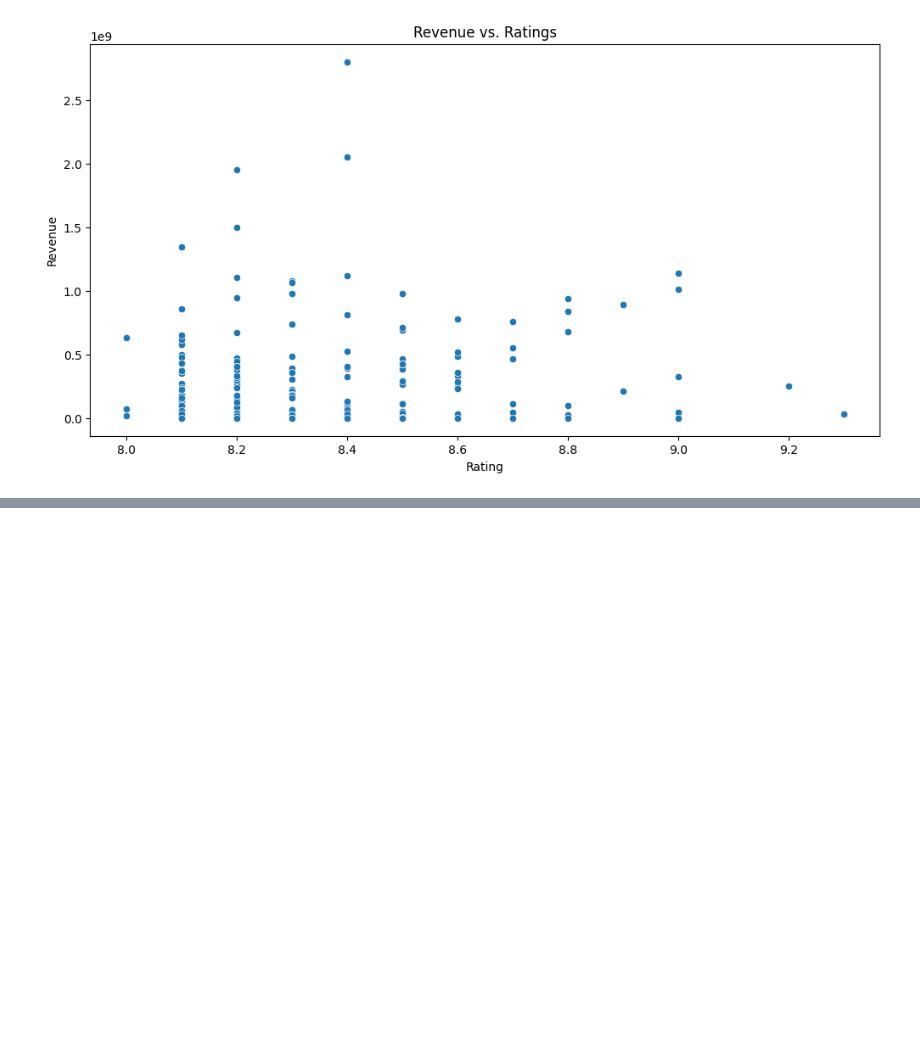
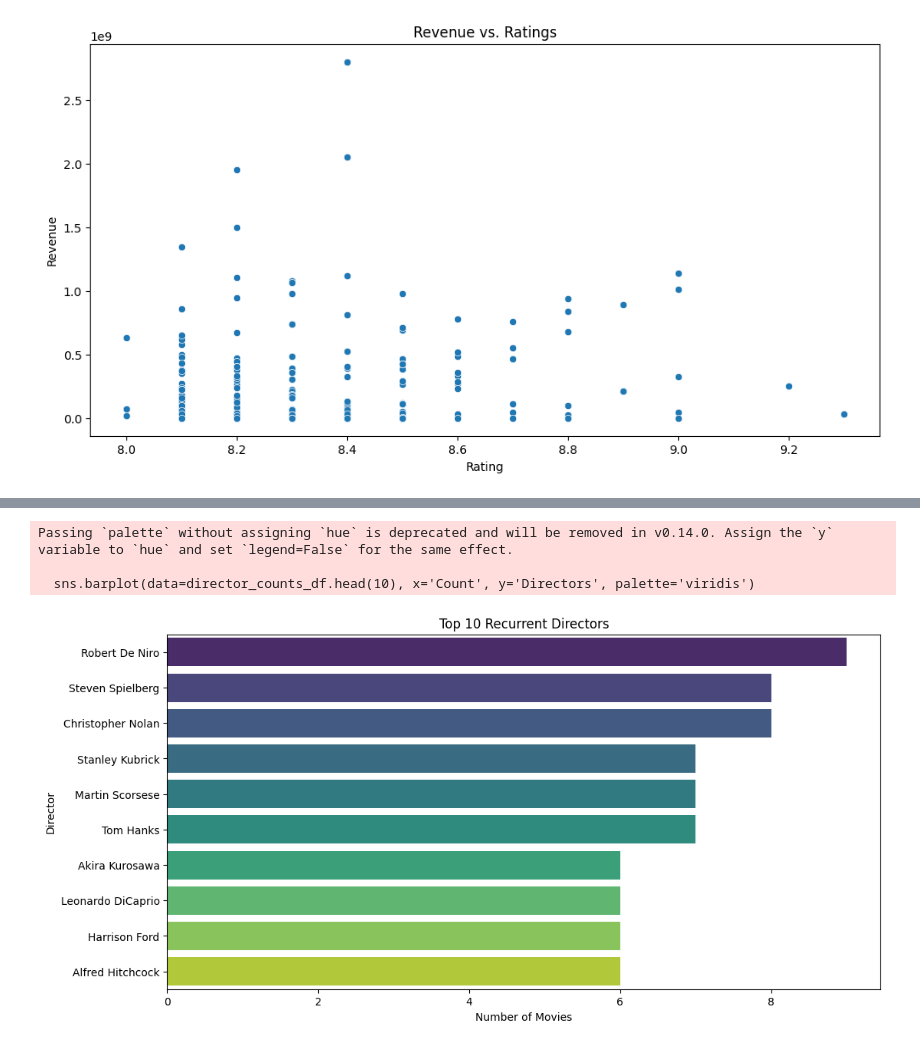
Before and after one commit to j2damax/eda_top_us_song, a Jupyter notebook: notebooks/eda_global_movies.ipynb, the cells around one changed output, grey strips where cells are left out. Saved outputs shown, nothing was run; the diff lists cells and outputs as text; code cells hidden in the pictures; blank space fills up the shorter version.

Commit message:
Investigated the most recurrent directors and actors over the years.

```diff
--- a/notebooks/eda_global_movies.ipynb
+++ b/notebooks/eda_global_movies.ipynb
@@ -625,0 +629,10 @@ plt.show()
+# %%
+#### • Investigate the most recurrent directors and actors over the years.
+
+
+# Step 1: Split the directors and actors columns into lists
+movies_cleaned_df['directors_list'] = movies_cleaned_df['directors'].str.split(', ')
+movies_cleaned_df['actors_list'] = movies_cleaned_df['lead_actors'].str.split(', ')
+
+# Display the first few rows to verify
+movies_cleaned_df[['directors_list', 'actors_list']].head()
@@ -625,0 +646,13 @@ plt.show()
+# %%
+# Step 2: Count the Occurrences
+
+# Flatten the list of directors and count occurrences
+all_directors = [director for sublist in movies_cleaned_df['directors_list'] for director in sublist]
+director_counts = Counter(all_directors)
+
+# Convert to DataFrame for easier manipulation
+director_counts_df = pd.DataFrame(director_counts.items(), columns=['Directors', 'Count'])
+director_counts_df = director_counts_df.sort_values(by='Count', ascending=False)
+
+# Display the top 10 directors
+director_counts_df.head(10)
@@ -625,0 +671,13 @@ plt.show()
+# %%
+# Plot the top 10 directors
+plt.figure(figsize=(12, 6))
+sns.barplot(data=director_counts_df.head(10), x='Count', y='Directors', palette='viridis')
+plt.title('Top 10 Recurrent Directors')
+plt.xlabel('Number of Movies')
+plt.ylabel('Director')
+plt.show()
+# %% [output]
+Passing `palette` without assigning `hue` is deprecated and will be removed in v0.14.0. Assign the `y` variable to `hue` and set `legend=False` for the same effect.
+
+  sns.barplot(data=director_counts_df.head(10), x='Count', y='Directors', palette='viridis')
+[figure, added]
```
Also changed, not shown: parts of 6 cells of this notebook.
